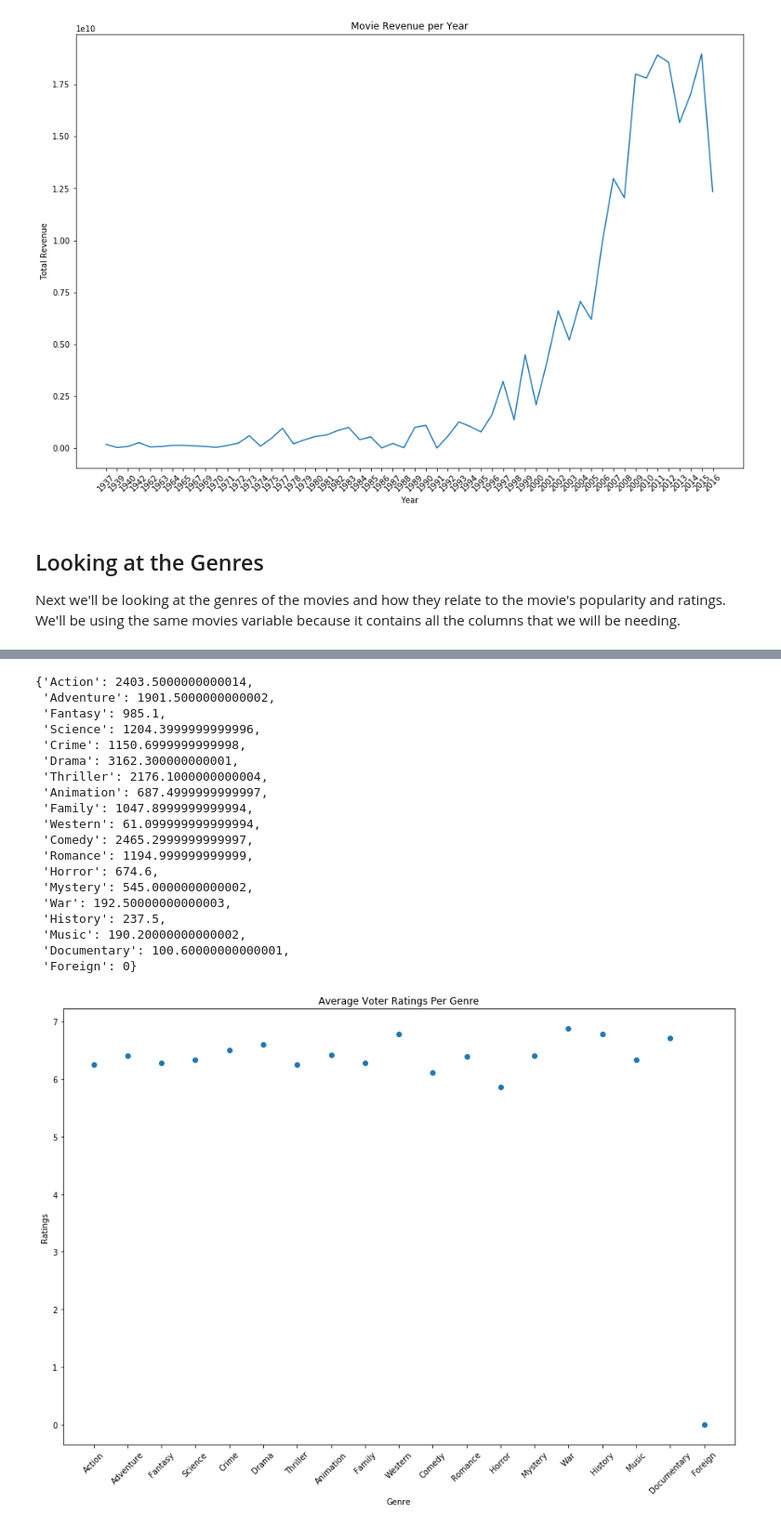
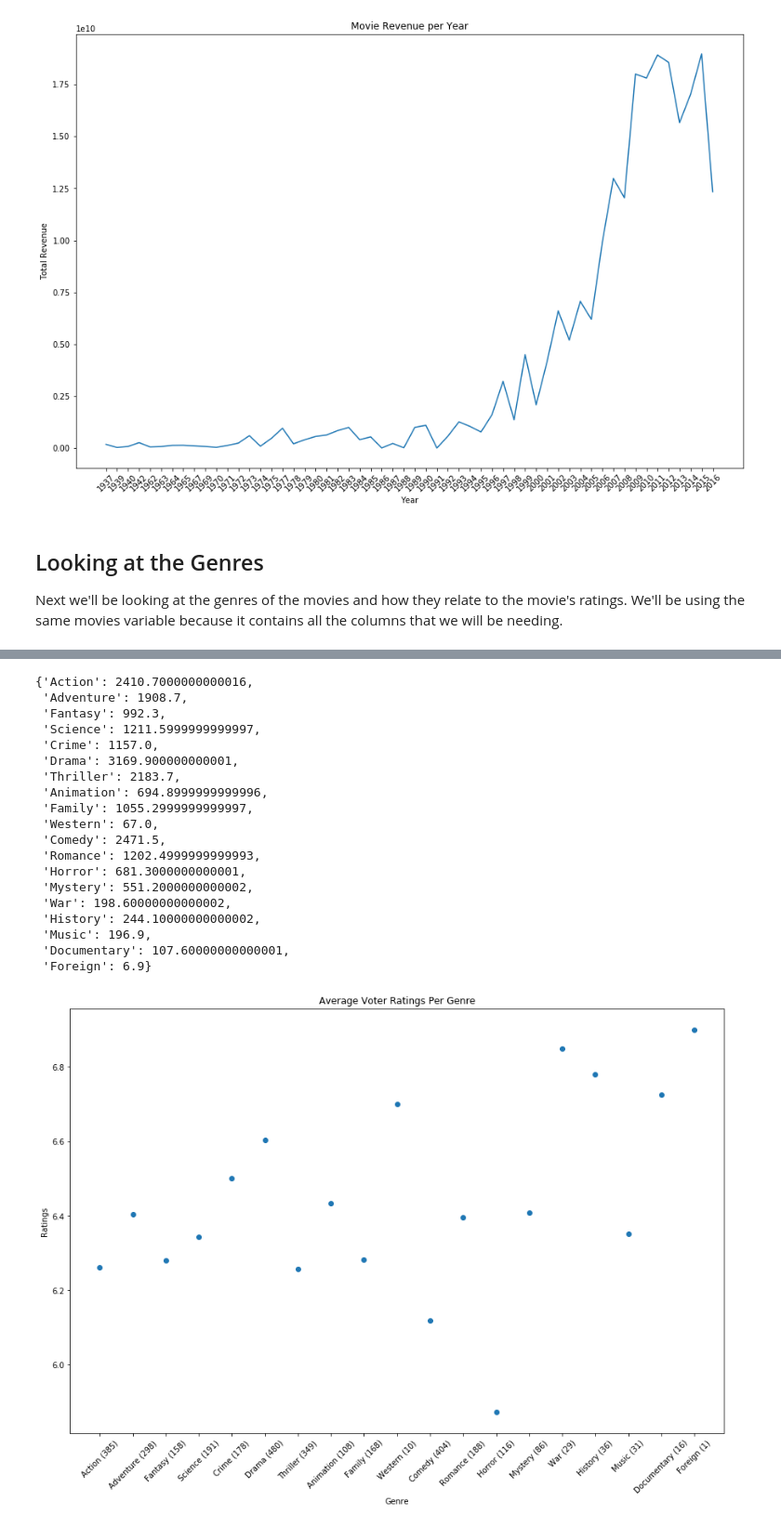
Before and after one commit to atulbharati/kevinh415.github.io, a Jupyter notebook: Movie.ipynb, the cells around one changed output, grey strips where cells are left out. Shown: that part at 93% size. Saved outputs shown, nothing was run; the diff lists cells and outputs as text; code cells hidden in the pictures.

Commit message:
fixed graph and added more details

```diff
--- a/Movie.ipynb
+++ b/Movie.ipynb
@@ -128,7 +128,7 @@ plt.show()
 # %% [markdown]
 ## Looking at the Genres
 
-Next we'll be looking at the genres of the movies and how they relate to the movie's popularity and ratings. We'll be using the same movies variable because it contains all the columns that we will be needing.
+Next we'll be looking at the genres of the movies and how they relate to the movie's ratings. We'll be using the same movies variable because it contains all the columns that we will be needing.
 # %%
 #import re because we will be using regex
 import re
@@ -140,7 +140,7 @@ import re
 #iterate through the rows
 for index,row in movies.iterrows():
     #initialize a new string - this will replace the row value for genre to make it easier to read and extract
-    str = ""
+    display_genres = ""
     # isolates the name: (genre) from the ids
     g = re.findall(r"name\": \"\w+", row['genres'])
     # g should now look like this:
@@ -148,12 +148,12 @@ for index,row in movies.iterrows():
 
     #iterate through each item in g and remove everything but the genres
     for item in g:
-        remove = re.search("name\": \"", i)
-        str += (item[:remove.start()] + item[remove.end():]) + " "
-    str = str[:-1]
+        remove = re.search("name\": \"", item)
+        display_genres += (item[:remove.start()] + item[remove.end():]) + " "
+    display_genres = display_genres[:-1]
 
     #replace the genre value with the new string
-    movies.at[index, 'genres'] = str
+    movies.at[index, 'genres'] = display_genres
 
 movies.head()
 # %% [output]
@@ -164,55 +164,66 @@ movies.head()
 | 3 | The Dark Knight Rises | Action Crime Drama Thriller | 250000000 | 1084939099 | 165.0 | 112.312950 | 7.6 | 9106 | 2012 | ... |
 | 4 | John Carter | Action Adventure Science | 260000000 | 284139100 | 132.0 | 43.926995 | 6.1 | 2124 | 2012 | ... |
 # %%
-# get all the possible genres from the list
+# get all the possible genres from the dataset
+# initialize 'genres' as a dict
+# the keys of the dict will have the genre names and the values will be the sum of the average ratings for that particular movie.
 genres = {}
+# average_counter is a dict that will have the same keys as 'genres' but its values will be the number of average ratings
 average_counter = {}
+
 for index, row in movies.iterrows():
     list_of_genres = re.split(" ", row['genres'])
     for item in list_of_genres:
         if item not in genres:
+            # initialize the keys as 0 first
             genres[item] = 0
-            average_counter[item] = 0
+            genres[item] += row['vote_average']
+            average_counter[item] = 1
         else:
             genres[item] += row['vote_average']
             average_counter[item] += 1
 
+# displayed below are all the possible genres from this dataset.
 genres
 # %% [output]
-{'Action': 2403.5000000000014,
- 'Adventure': 1901.5000000000002,
- 'Fantasy': 985.1,
- 'Science': 1204.3999999999996,
- 'Crime': 1150.6999999999998,
- 'Drama': 3162.300000000001,
- 'Thriller': 2176.1000000000004,
- 'Animation': 687.4999999999997,
- 'Family': 1047.8999999999994,
- 'Western': 61.099999999999994,
- 'Comedy': 2465.2999999999997,
- 'Romance': 1194.999999999999,
- 'Horror': 674.6,
- 'Mystery': 545.0000000000002,
- 'War': 192.50000000000003,
- 'History': 237.5,
- 'Music': 190.20000000000002,
- 'Documentary': 100.60000000000001,
- 'Foreign': 0}
+{'Action': 2410.7000000000016,
+ 'Adventure': 1908.7,
+ 'Fantasy': 992.3,
+ 'Science': 1211.5999999999997,
+ 'Crime': 1157.0,
+ 'Drama': 3169.900000000001,
+ 'Thriller': 2183.7,
+ 'Animation': 694.8999999999996,
+ 'Family': 1055.2999999999997,
+ 'Western': 67.0,
+ 'Comedy': 2471.5,
+ 'Romance': 1202.4999999999993,
+ 'Horror': 681.3000000000001,
+ 'Mystery': 551.2000000000002,
+ 'War': 198.60000000000002,
+ 'History': 244.10000000000002,
+ 'Music': 196.9,
+ 'Documentary': 107.60000000000001,
+ 'Foreign': 6.9}
 # %%
 average_ratings = []
-
 for (sum,denom) in zip(genres.values(),average_counter.values()):
     if denom != 0:
         average_ratings.append(sum/denom)
     else:
         average_ratings.append(0)
 
+# include the number of samples in the x-labels
+xvals = []
+for (genre, count) in zip(genres.keys(),average_counter.values()):
+    xvals.append(genre + " (" + str(count) + ")")
+
 plt.figure(figsize=(15, 10))
-plt.scatter(genres.keys(), average_ratings)
+plt.scatter(xvals, average_ratings)
 plt.title('Average Voter Ratings Per Genre')
 plt.ylabel('Ratings')
 plt.xlabel('Genre')
 plt.xticks(rotation=45)
 plt.show()
 # %% [output]
-[figure, old version]
+[figure, new version]
```
Also changed, not shown: parts of 1 cell of this notebook, 1 other file.
